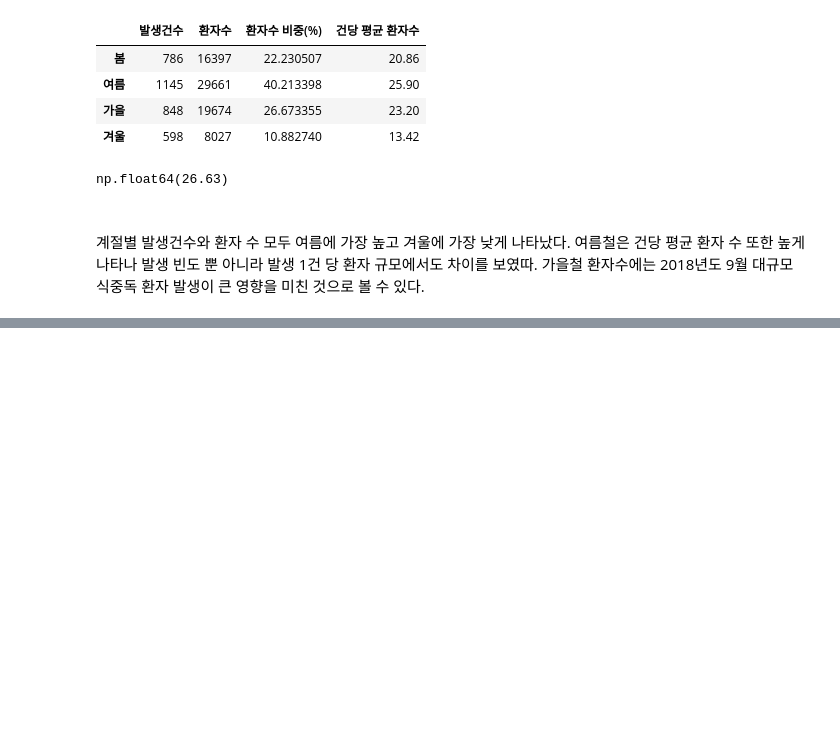
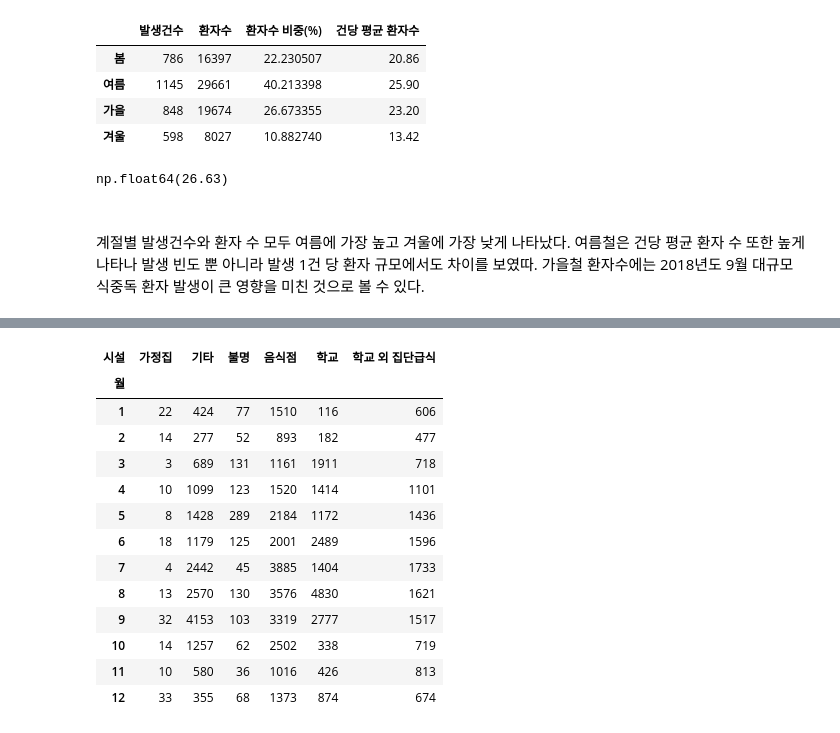
Before and after one commit to mental-18/food-poisoning-analysis, a Jupyter notebook: notebooks/data_analysis.ipynb, the cells around one changed output, grey strips where cells are left out. Cells and saved outputs as stored; diff of their text form; code cells hidden in the pictures; blank space fills up the shorter version.

```diff
--- a/notebooks/data_analysis.ipynb
+++ b/notebooks/data_analysis.ipynb
@@ -272,0 +349,17 @@ np.float64(26.63)
+# %%
+month_facility['환자수'].unstack() # 월별 / 시설별 환자수 만 보기
+# %% [output]
+| 시설 | 가정집 | 기타 | 불명 | 음식점 | 학교 | 학교 외 집단급식 |
+| 월 |  |  |  |  |  |  |
+| 1 | 22 | 424 | 77 | 1510 | 116 | 606 |
+| 2 | 14 | 277 | 52 | 893 | 182 | 477 |
+| 3 | 3 | 689 | 131 | 1161 | 1911 | 718 |
+| 4 | 10 | 1099 | 123 | 1520 | 1414 | 1101 |
+| 5 | 8 | 1428 | 289 | 2184 | 1172 | 1436 |
+| 6 | 18 | 1179 | 125 | 2001 | 2489 | 1596 |
+| 7 | 4 | 2442 | 45 | 3885 | 1404 | 1733 |
+| 8 | 13 | 2570 | 130 | 3576 | 4830 | 1621 |
+| 9 | 32 | 4153 | 103 | 3319 | 2777 | 1517 |
+| 10 | 14 | 1257 | 62 | 2502 | 338 | 719 |
+| 11 | 10 | 580 | 36 | 1016 | 426 | 813 |
+| 12 | 33 | 355 | 68 | 1373 | 874 | 674 |
```
Also changed, not shown: parts of 8 cells of this notebook.
